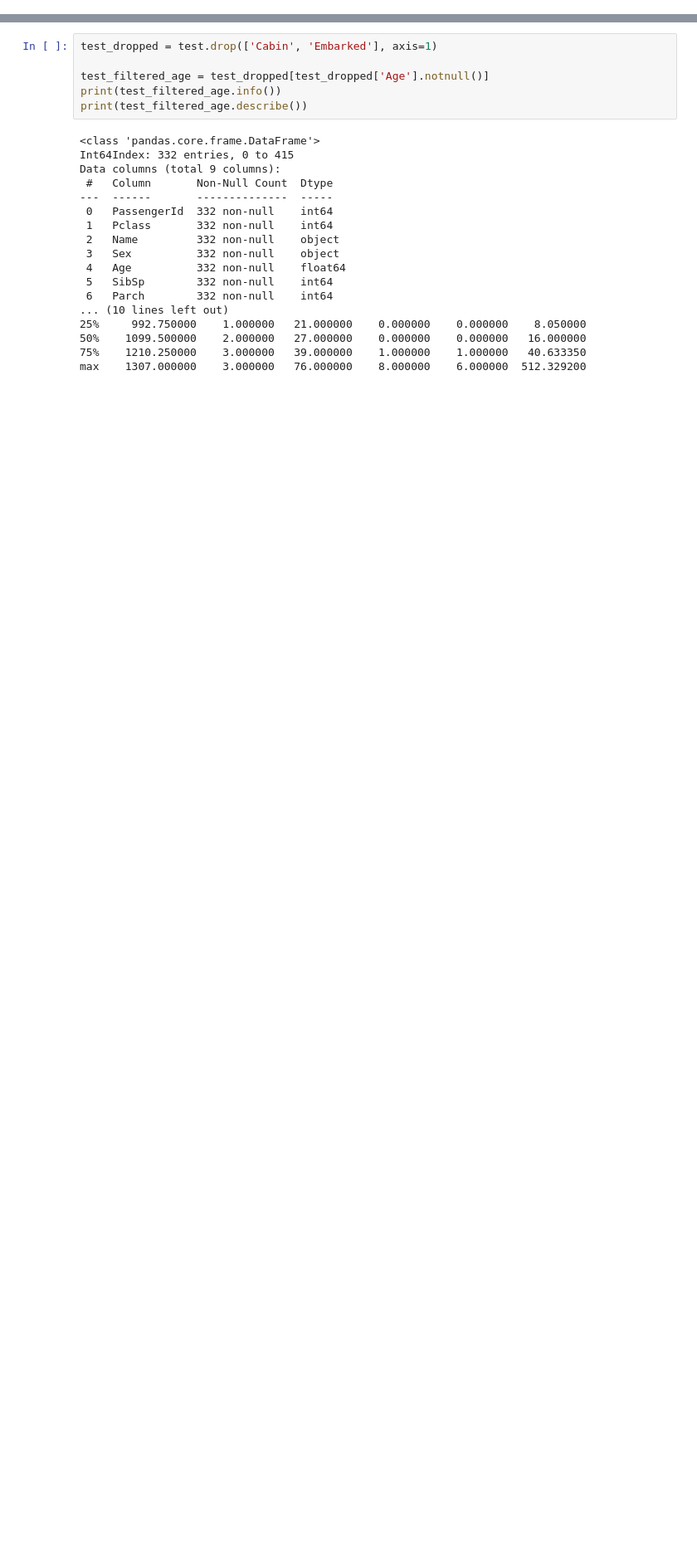
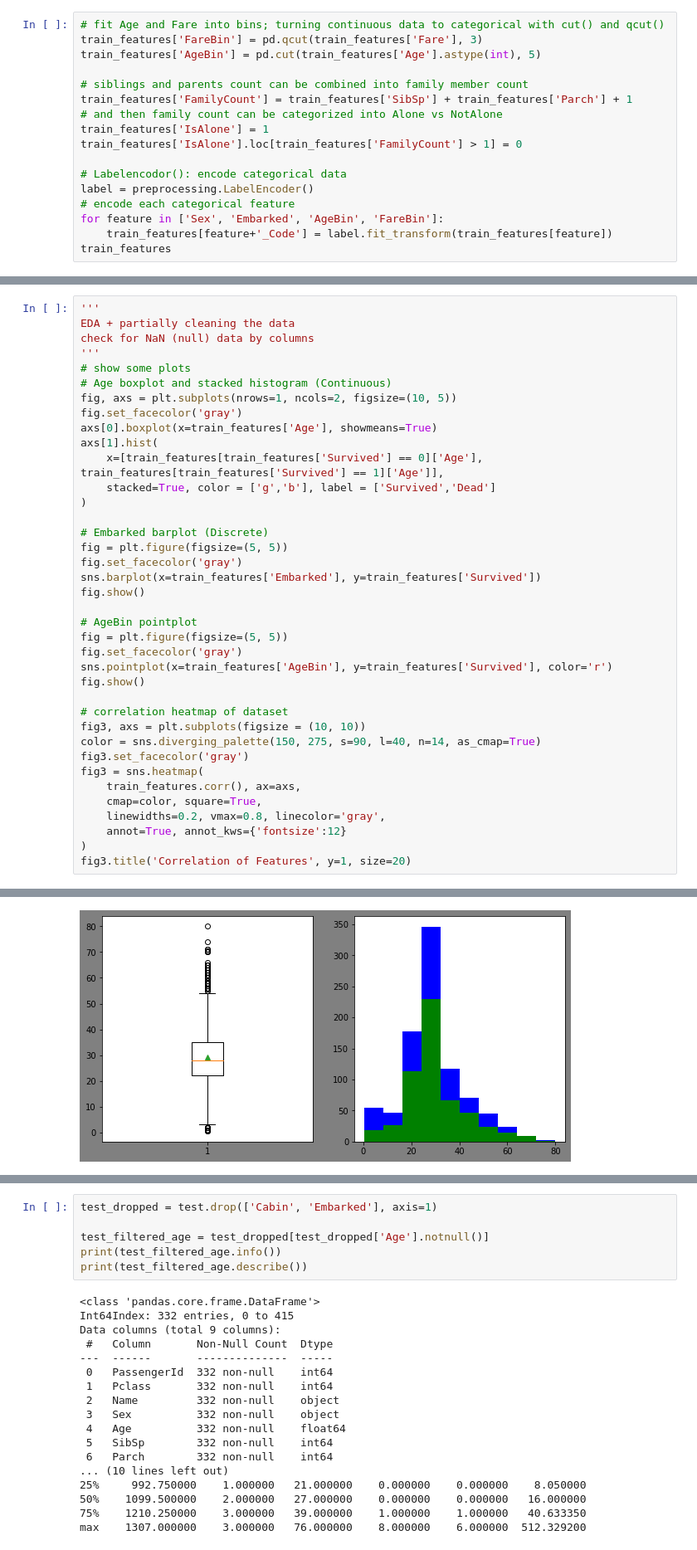
Before and after one commit to Barry0121/SFHack_TODO, a Jupyter notebook: data_analysis/analysis.ipynb, the cells around one changed output, grey strips where cells are left out. Shown at 83% size. Drawn from its saved outputs; the diff is of its cells as text; blank space fills up the shorter version.

```diff
--- a/data_analysis/analysis.ipynb
+++ b/data_analysis/analysis.ipynb
@@ -62,0 +121,17 @@ See the caveats in the documentation: https://pandas.pydata.org/pandas-docs/stab
+# %%
+# fit Age and Fare into bins; turning continuous data to categorical with cut() and qcut()
+train_features['FareBin'] = pd.qcut(train_features['Fare'], 3)
+train_features['AgeBin'] = pd.cut(train_features['Age'].astype(int), 5)
+
+# siblings and parents count can be combined into family member count
+train_features['FamilyCount'] = train_features['SibSp'] + train_features['Parch'] + 1
+# and then family count can be categorized into Alone vs NotAlone
+train_features['IsAlone'] = 1
+train_features['IsAlone'].loc[train_features['FamilyCount'] > 1] = 0
+
+# Labelencodor(): encode categorical data
+label = preprocessing.LabelEncoder()
+# encode each categorical feature
+for feature in ['Sex', 'Embarked', 'AgeBin', 'FareBin']:
+    train_features[feature+'_Code'] = label.fit_transform(train_features[feature])
+train_features
@@ -62,0 +189,39 @@ See the caveats in the documentation: https://pandas.pydata.org/pandas-docs/stab
+# %%
+'''
+EDA + partially cleaning the data
+check for NaN (null) data by columns
+'''
+# show some plots
+# Age boxplot and stacked histogram (Continuous)
+fig, axs = plt.subplots(nrows=1, ncols=2, figsize=(10, 5))
+fig.set_facecolor('gray')
+axs[0].boxplot(x=train_features['Age'], showmeans=True)
+axs[1].hist(
+    x=[train_features[train_features['Survived'] == 0]['Age'], train_features[train_features['Survived'] == 1]['Age']],
+    stacked=True, color = ['g','b'], label = ['Survived','Dead']
+)
+
+# Embarked barplot (Discrete)
+fig = plt.figure(figsize=(5, 5))
+fig.set_facecolor('gray')
+sns.barplot(x=train_features['Embarked'], y=train_features['Survived'])
+fig.show()
+
+# AgeBin pointplot
+fig = plt.figure(figsize=(5, 5))
+fig.set_facecolor('gray')
+sns.pointplot(x=train_features['AgeBin'], y=train_features['Survived'], color='r')
+fig.show()
+
+# correlation heatmap of dataset
+fig3, axs = plt.subplots(figsize = (10, 10))
+color = sns.diverging_palette(150, 275, s=90, l=40, n=14, as_cmap=True)
+fig3.set_facecolor('gray')
+fig3 = sns.heatmap(
+    train_features.corr(), ax=axs,
+    cmap=color, square=True,
+    linewidths=0.2, vmax=0.8, linecolor='gray',
+    annot=True, annot_kws={'fontsize':12}
+)
+fig3.title('Correlation of Features', y=1, size=20)
+# %% [output]
@@ -62,0 +229 @@ See the caveats in the documentation: https://pandas.pydata.org/pandas-docs/stab
+[figure, added]
```
Also changed, not shown: parts of 24 cells of this notebook, 2 other files.
